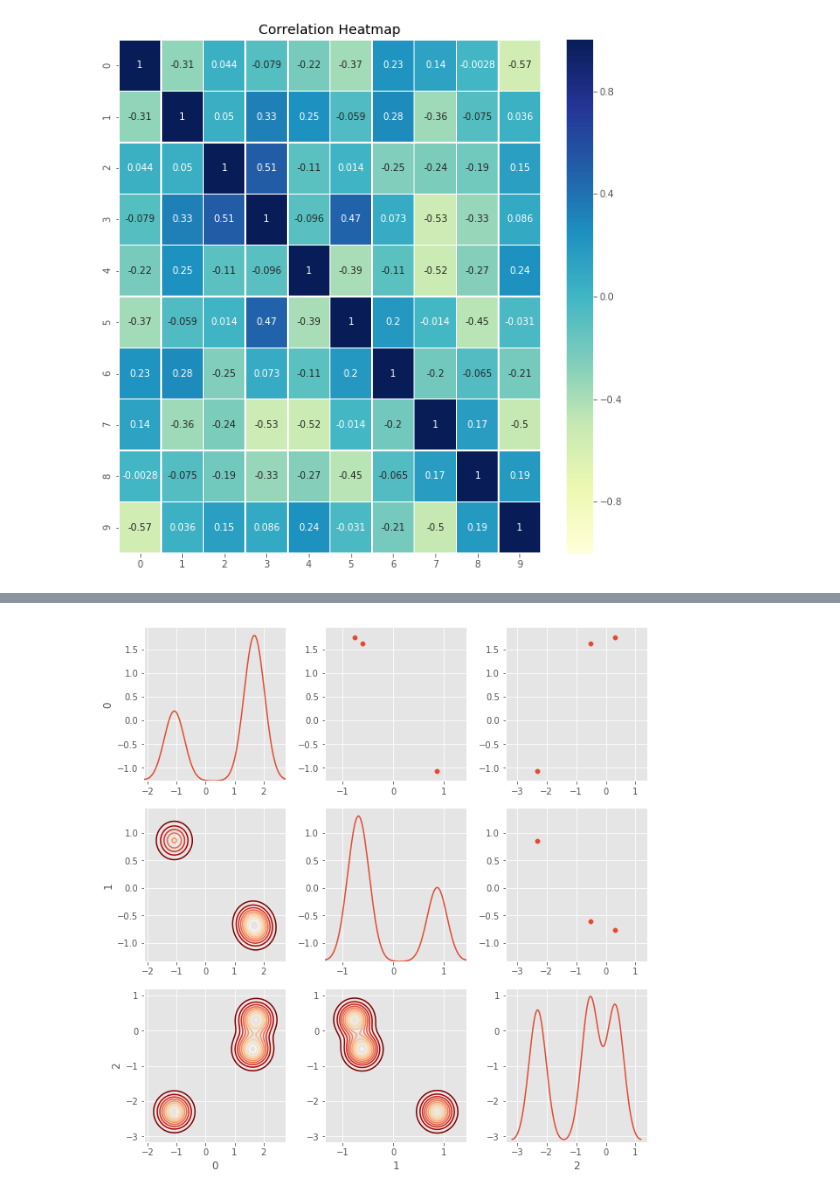
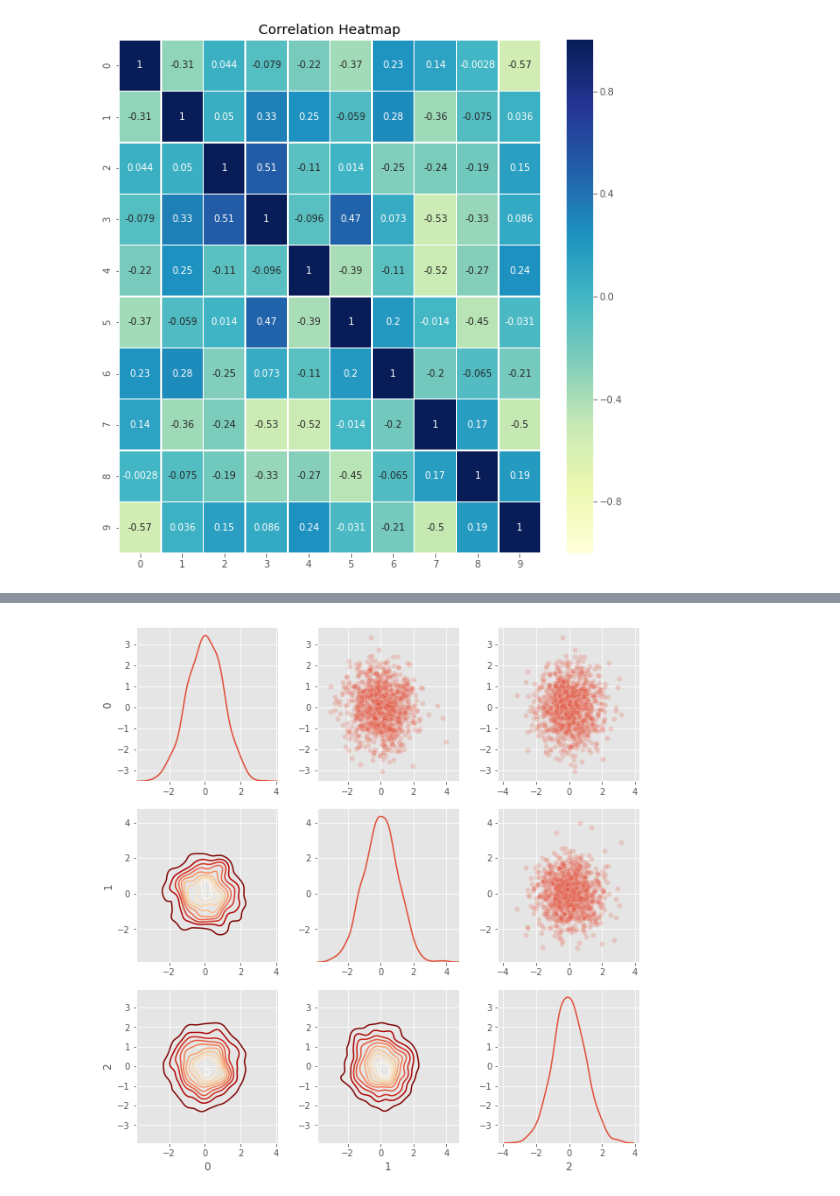
Before and after one commit to ChenLily0928/ML100-Days, a Jupyter notebook: homework/Day_015_HW.ipynb, the cells around one changed output, grey strips where cells are left out. Cells and saved outputs as stored; diff of their text form; code cells hidden in the pictures.

```diff
--- a/homework/Day_015_HW.ipynb
+++ b/homework/Day_015_HW.ipynb
@@ -69,22 +69,22 @@ plt.show()
 # %%
 # 3. 用 numpy 建立一個 1000 x 3, 數值分布為常態分佈的矩陣，並繪製 PairPlot (上半部為 scatter, 對角線為 hist, 下半部為 density)
 nrow = 1000
 ncol = 3
 
 np.random.seed(1)
 # 常態分布平均值(loc)，標準差(scale)
-matrix = pd.DataFrame(np.random.normal(loc = 0.0, scale = 1.0, size =(1000,3)))
+matrix = np.random.randn(nrow * ncol).reshape((nrow, ncol))
 
 indice = np.random.choice([0,1,2], size = nrow)
 plot_data = pd.DataFrame(matrix, indice)
 
 
 grid = sns.PairGrid(data = plot_data, size = 3, diag_sharey=False)
 
 grid.map_upper(plt.scatter, alpha = 0.2, edgecolor = 'w')
 grid.map_diag(sns.kdeplot)
 grid.map_lower(sns.kdeplot , cmap = plt.cm.OrRd_r)
 
 plt.show()
 # %% [output]
-[figure, old version]
+[figure, new version]
```
Also changed, not shown: parts of 1 cell of this notebook.
